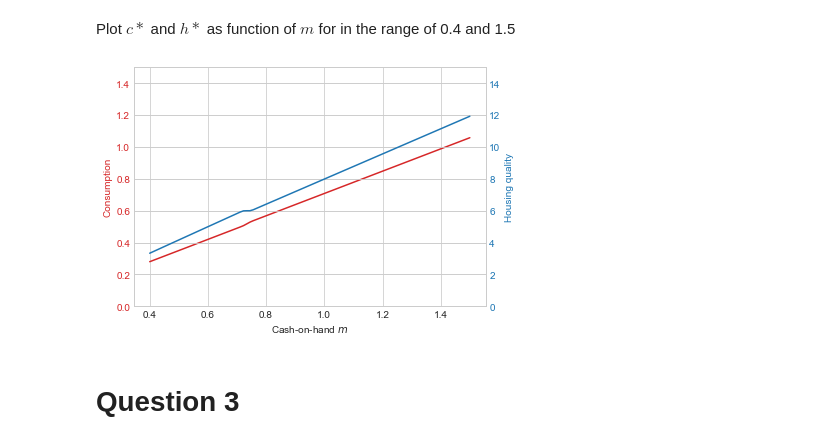
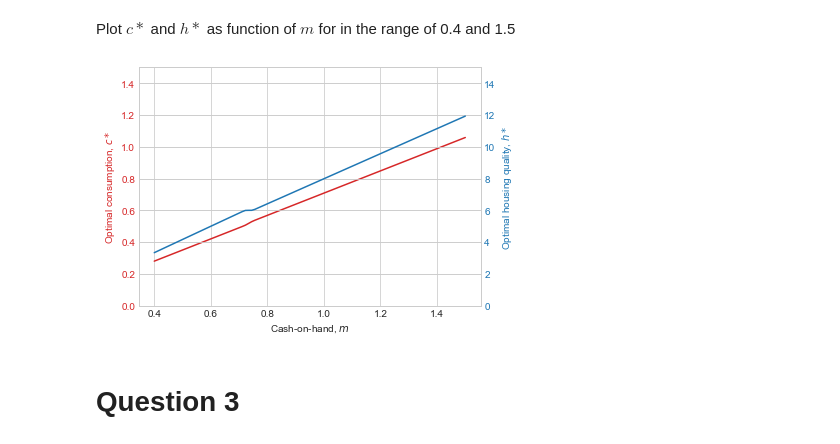
Before and after one commit to NumEconCopenhagen/The-Danish-German-Alliance, a Jupyter notebook: inauguralproject/inauguralproject_final.ipynb, the cells around one changed output. Saved outputs shown, nothing was run; the diff lists cells and outputs as text; code cells hidden in the pictures.

```diff
--- a/inauguralproject/inauguralproject_lennard.ipynb
+++ b/inauguralproject/inauguralproject_final.ipynb
@@ -116,19 +14,0 @@ def solve(model):
-# %%
-class HousingClass:
-    """Creates class for household problem,
-    initiates default attributes as stated in question 1,
-    includes functions defined above """
-    def __init__(self):
-
-        self.m = 0.5
-        self.phi = 0.3
-        self.epsilon = 0.5
-        self.r = 0.03
-        self.tau_g = 0.012
-        self.tau_p = 0.004
-        self.p_bar = 3
-
-    solve = solve
-    u_func = u_func
-    t_func = t_func
-    t_avrg_func = t_avrg_func
@@ -164,25 +41,24 @@ for m in m_values:
 # %%
 #plot figure with cash on hand values on x-axis
 #and spending on consumption and housing according to optimal solution on y-axes
-
 fig, ax1 = plt.subplots()
 color = 'tab:red'
-ax1.set_xlabel('Cash-on-hand $m$')
-ax1.set_ylabel('Consumption',color=color)
-ax1.plot(m_values,c_values,label='Consumption',color=color)
+ax1.set_xlabel('Cash-on-hand, $m$')
+ax1.set_ylabel('Optimal consumption, $c*$',color=color)
+ax1.plot(m_values,c_values, color=color)
 ax1.tick_params(axis='y',labelcolor=color)
 ax1.set_ylim([0,1.5])
 
-ax2 = ax1.twinx()  # instantiate a second axes that shares the same x-axis
+ax2 = ax1.twinx()    # instantiate a second axes that shares x-axis
 color = 'tab:blue'
-ax2.set_ylabel('Housing quality', color=color)  # we already handled the x-label with ax1
-ax2.plot(m_values,h_values,label='Housing',color=color)
+ax2.set_ylabel('Optimal housing quality, $h*$', color=color)
+ax2.plot(m_values,h_values,color=color)
 ax2.tick_params(axis='y', labelcolor=color)
 ax2.set_ylim([0,15])
 
 fig.tight_layout()
 # %% [output]
-[figure, old version]
+[figure, new version]
 # %% [markdown]
 # Question 3
 # %% [markdown]
```
Also changed, not shown: parts of 17 cells of this notebook, 1 other file.
